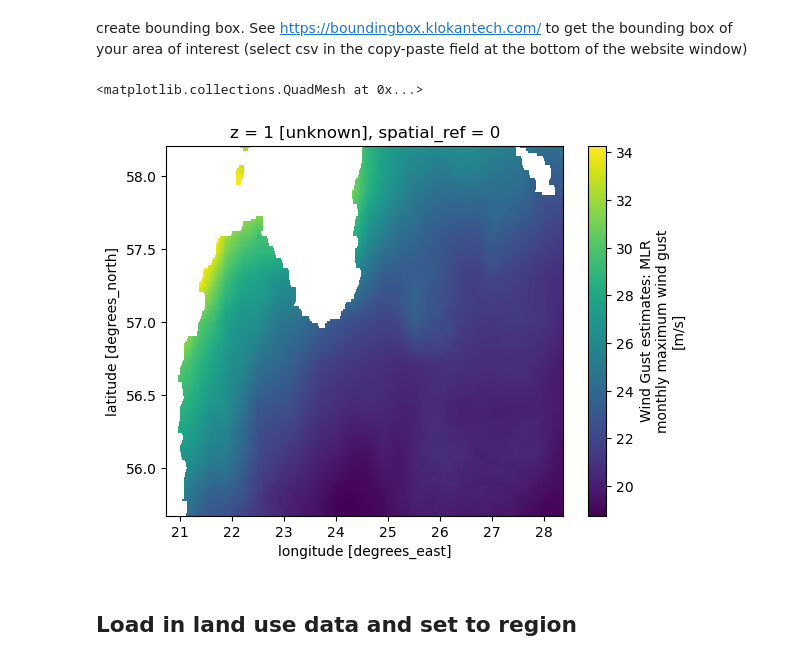
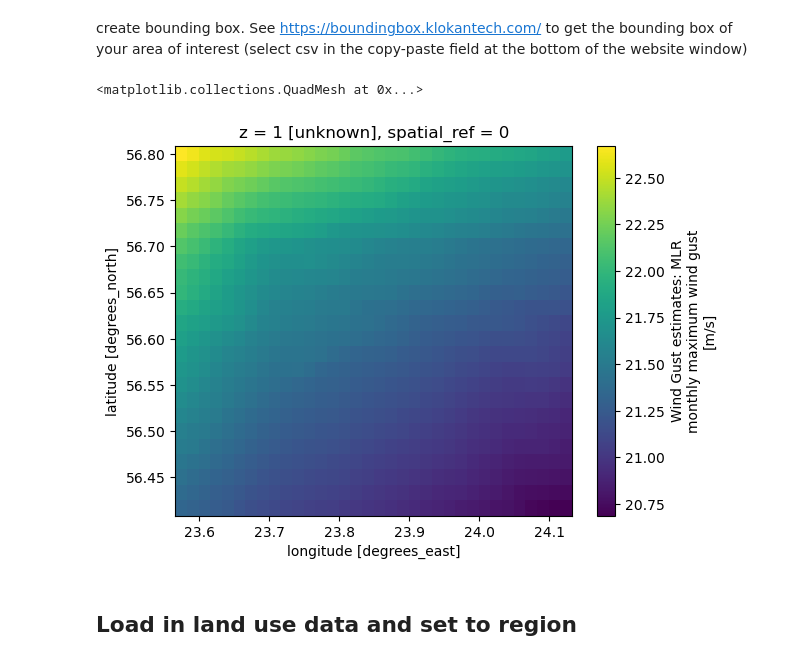
Before and after one commit to CLIMAAX/STORMS, a Jupyter notebook: WIND_raster.ipynb, the cells around one changed output. Cells and saved outputs as stored; diff of their text form; code cells hidden in the pictures.

```diff
--- a/WIND_raster.ipynb
+++ b/WIND_raster.ipynb
@@ -51,9 +54,11 @@ windstorm_europe = windstorm_europe.rename({'Latitude': 'y','Longitude': 'x'})
 windstorm_europe = windstorm_europe.rio.set_spatial_dims(x_dim="x",y_dim="y", inplace=True)
 
 windstorm_europe.rio.write_crs(4326, inplace=True)
-# set x and y instead of lon and lat
 
-windstorm_europe['FX'].plot()
+windstorm_europe = windstorm_europe['FX'][0]
+
+#plot
+windstorm_europe.plot()
 # %% [output]
 <matplotlib.collections.QuadMesh at 0x...>
 [figure]
@@ -62,16 +67,16 @@ windstorm_europe['FX'].plot()
 # %% [markdown]
 create bounding box. See https://boundingbox.klokantech.com/ to get the bounding box of your area of interest (select csv in the copy-paste field at the bottom of the website window)
 # %%
-bbox = [20.7419,55.6919,28.35,58.1956] # [lon_min, lat_min, lon_max, lat_max]
+bbox = [23.5792,56.416,24.1312,56.8018] # [lon_min, lat_min, lon_max, lat_max]
 
 windstorm_region = windstorm_europe.rio.clip_box(*bbox,
                                                  crs=4326)
 
 
-windstorm_region['FX'].plot()
+windstorm_region.plot()
 # %% [output]
 <matplotlib.collections.QuadMesh at 0x...>
-[figure, old version]
+[figure, new version]
 # %% [markdown]
 ## Load in land use data and set to region
 # %%
```
Also changed, not shown: parts of 24 cells of this notebook.
